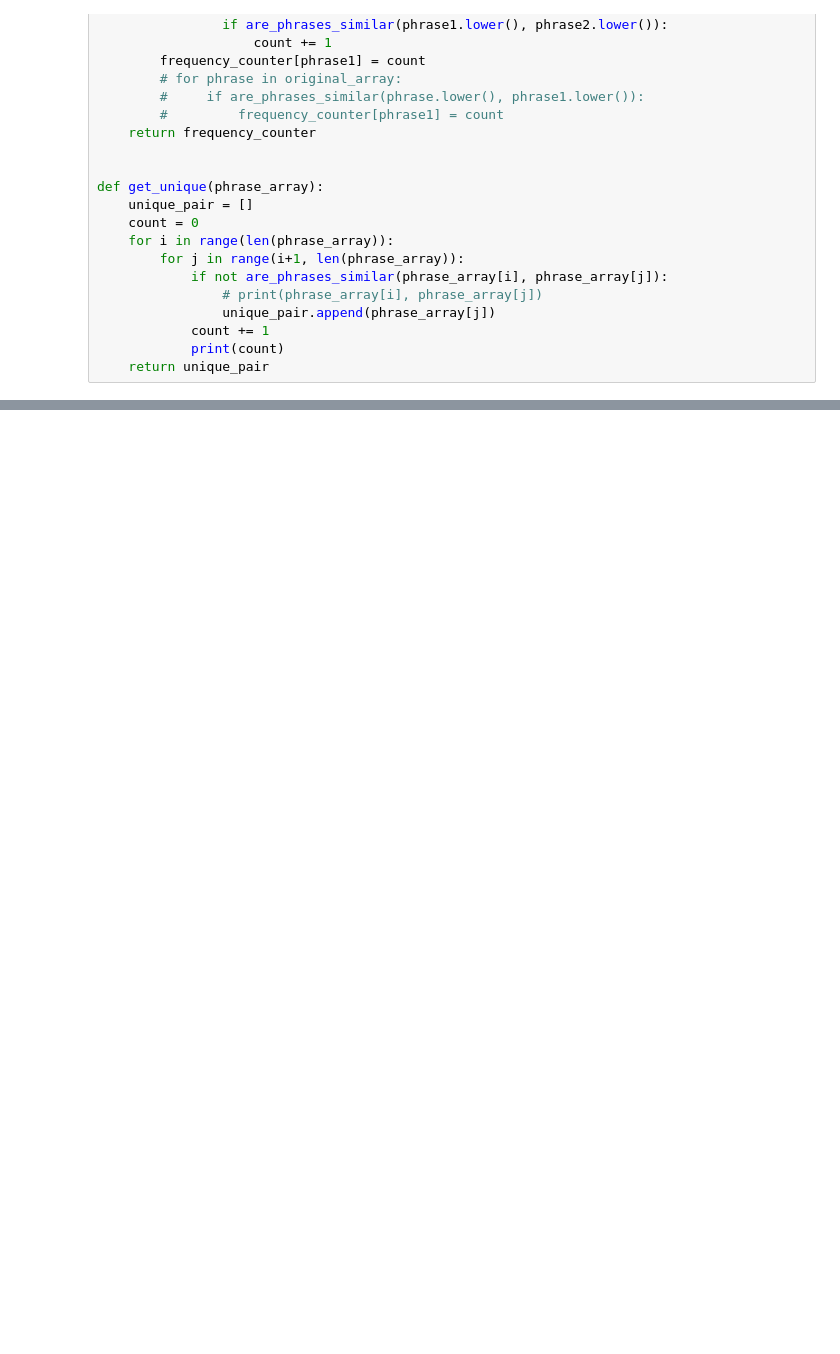
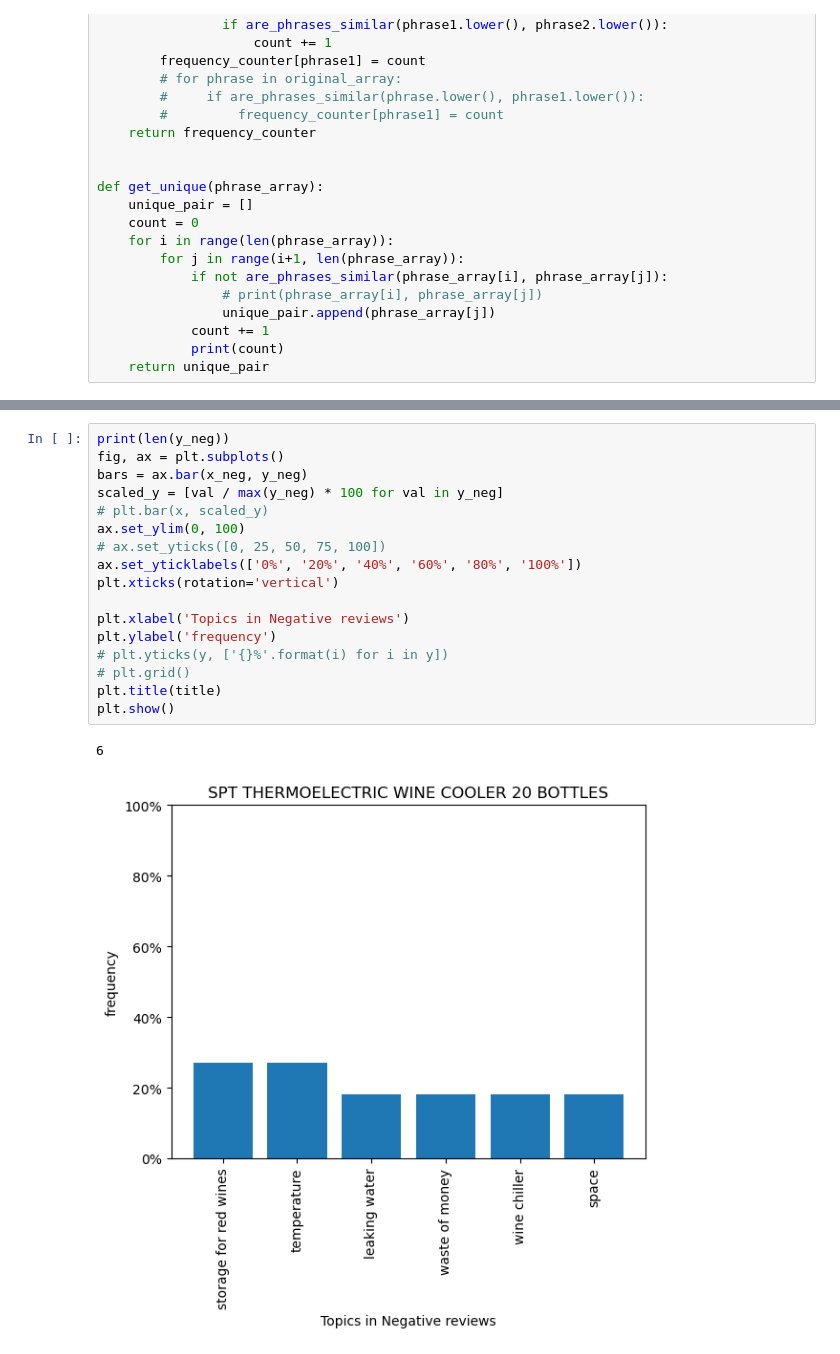
Before and after one commit to hammadaslam1/reviews-classifier, a Jupyter notebook: backend/practice/graph/graphs.ipynb, the cells around one changed output, grey strips where cells are left out. Cells and saved outputs as stored; diff of their text form; blank space fills up the shorter version.

```diff
--- a/backend/practice/graph/graphs.ipynb
+++ b/backend/practice/graph/graphs.ipynb
@@ -183,0 +221,20 @@ plt.show()
+# %%
+print(len(y_neg))
+fig, ax = plt.subplots()
+bars = ax.bar(x_neg, y_neg)
+scaled_y = [val / max(y_neg) * 100 for val in y_neg]
+# plt.bar(x, scaled_y)
+ax.set_ylim(0, 100)
+# ax.set_yticks([0, 25, 50, 75, 100])
+ax.set_yticklabels(['0%', '20%', '40%', '60%', '80%', '100%'])
+plt.xticks(rotation='vertical')
+
+plt.xlabel('Topics in Negative reviews')
+plt.ylabel('frequency')
+# plt.yticks(y, ['{}%'.format(i) for i in y])
+# plt.grid()
+plt.title(title)
+plt.show()
+# %% [output]
+6
+[figure, added]
```
Also changed, not shown: parts of 6 cells of this notebook, 4 other files.
